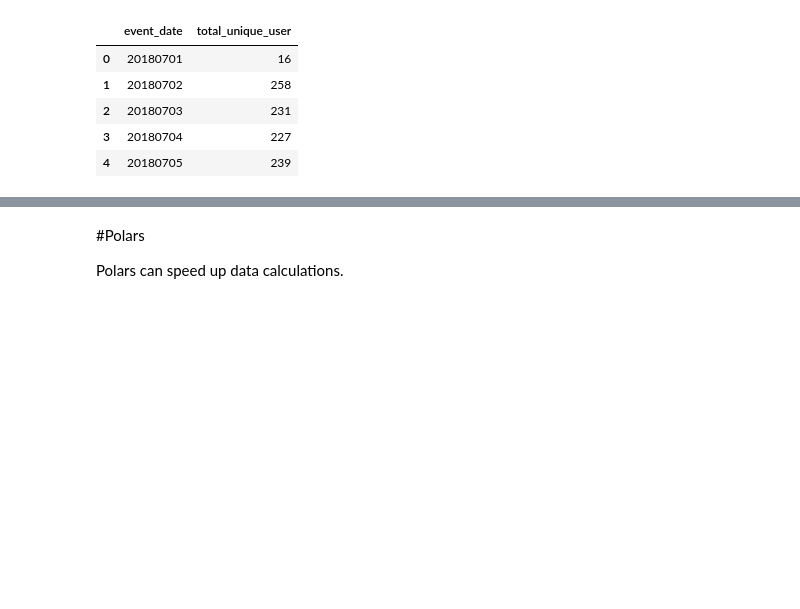
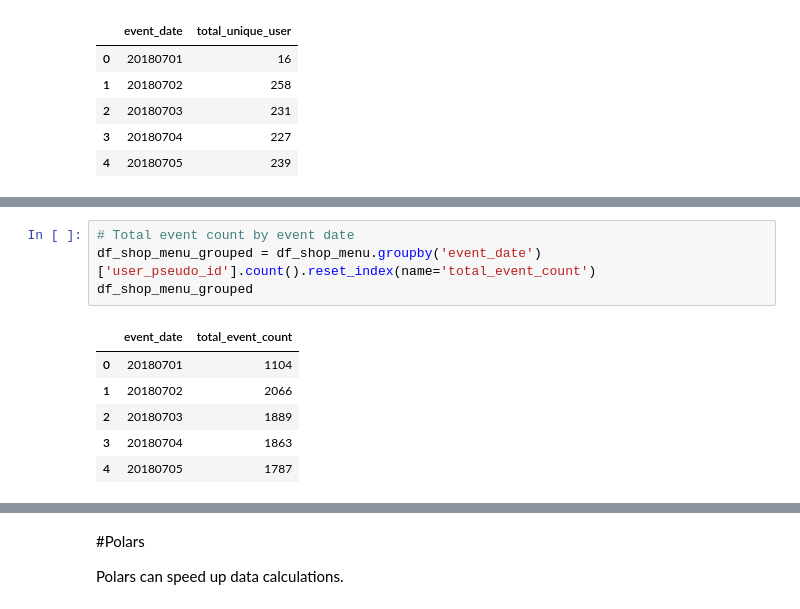
Before and after one commit to violettance/python_wrangling, a Jupyter notebook: FloodIt/FloodIt Data Wrangling.ipynb, the cells around one changed output, grey strips where cells are left out. Cells and saved outputs as stored; diff of their text form; blank space fills up the shorter version.

```diff
--- a/FloodIt/FloodIt Data Wrangling.ipynb
+++ b/FloodIt/FloodIt Data Wrangling.ipynb
@@ -244,0 +268,11 @@ fig.show()
+# %%
+# Total event count by event date
+df_shop_menu_grouped = df_shop_menu.groupby('event_date')['user_pseudo_id'].count().reset_index(name='total_event_count')
+df_shop_menu_grouped
+# %% [output]
+|  | event_date | total_event_count |
+| 0 | 20180701 | 1104 |
+| 1 | 20180702 | 2066 |
+| 2 | 20180703 | 1889 |
+| 3 | 20180704 | 1863 |
+| 4 | 20180705 | 1787 |
```
Also changed, not shown: parts of 13 cells of this notebook.
